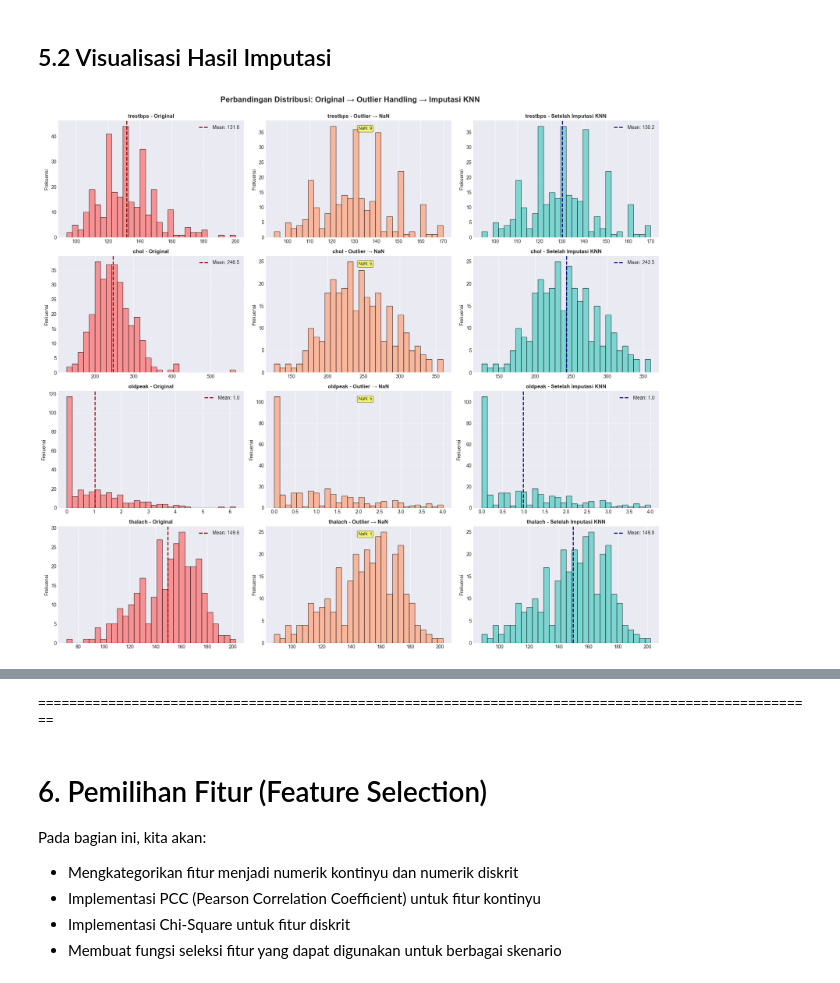
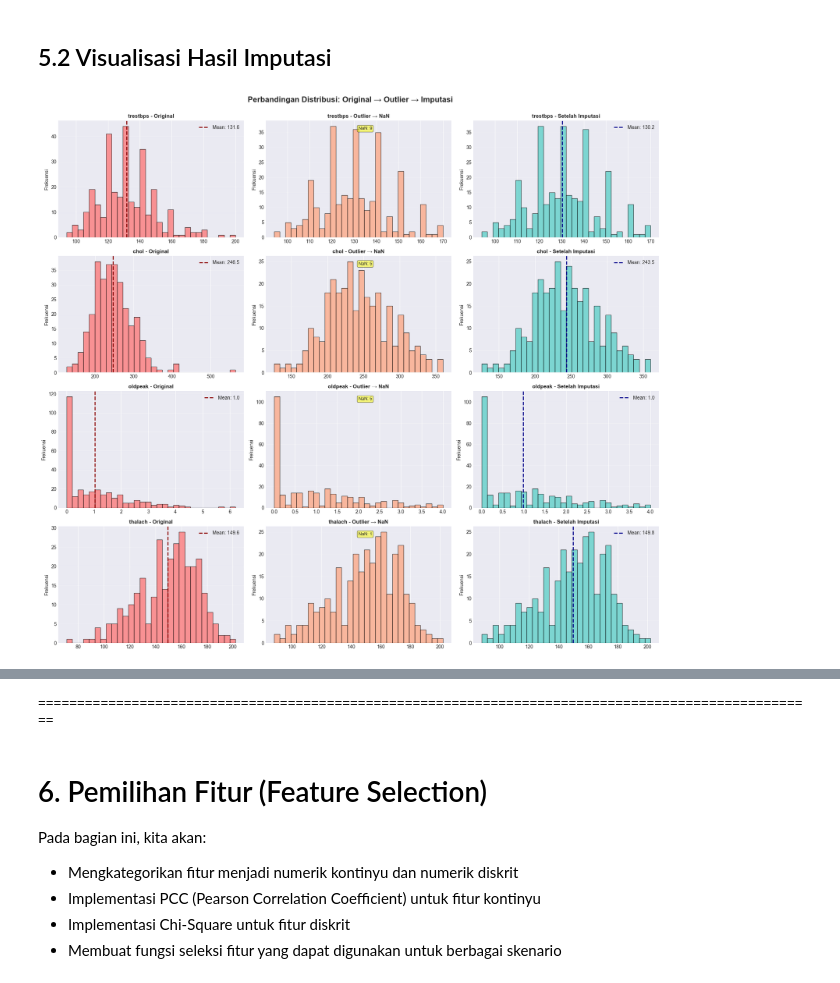
Before and after one commit to Vendot/ETC-XGB-PCC-Chi-Square, a Jupyter notebook: Heart_Disease_Analysis_Refactored.ipynb, the cells around one changed output, grey strips where cells are left out. Cells and saved outputs as stored; diff of their text form; code cells hidden in the pictures.

```diff
--- a/Heart_Disease_Analysis_Refactored.ipynb
+++ b/Heart_Disease_Analysis_Refactored.ipynb
@@ -92,13 +111,13 @@ print(f"📦 Numpy version: {np.__version__}")
 try:
     from google.colab import drive
     drive.mount('/content/drive')
-    DATA_PATH = "/content/drive/MyDrive/Colab Notebooks/Heart_Disease-Paper-main/dataset.csv"
+    PATH_DATASET = "/content/drive/MyDrive/Colab Notebooks/Heart_Disease-Paper-main/dataset.csv"
     print("✅ Google Drive berhasil terhubung!")
 except ImportError:
     # Jika tidak di Colab, gunakan path lokal
-    print("ℹ️  Tidak di Google Colab, menggunakan path lokal")
-    DATA_PATH = "dataset.csv"  # Sesuaikan dengan lokasi file Anda
-    print("⚠️  Pastikan file 'dataset.csv' ada di direktori yang sama dengan notebook ini")
+    PATH_DATASET = "dataset.csv"
+    print("ℹ️  Berjalan di environment lokal")
+    print("⚠️  Pastikan file 'dataset.csv' ada di direktori yang sama")
 
-print(f"📂 Path dataset: {DATA_PATH}")
+print(f"📂 Path dataset: {PATH_DATASET}")
 # %% [output]
@@ -946,66 +962,70 @@ print("="*80)
 # %% [markdown]
 ## 5.2 Visualisasi Hasil Imputasi
 # %%
-# Visualisasi perbandingan distribusi sebelum dan setelah imputasi
-fig, axes = plt.subplots(len(outlier_features), 3, figsize=(18, len(outlier_features) * 4))
+# Visualisasi distribusi: Original → Outlier Handling → Imputasi
+fig, axes = plt.subplots(len(FITUR_OUTLIER), 3, figsize=(18, len(FITUR_OUTLIER) * 4))
 
-for idx, feature in enumerate(outlier_features):
-    # Data original (sebelum outlier handling)
-    axes[idx, 0].hist(X_before_outlier[feature].dropna(), bins=30,
+for idx, nama_fitur in enumerate(FITUR_OUTLIER):
+    # Original
+    axes[idx, 0].hist(X_before_outlier[nama_fitur].dropna(), bins=30,
                       color='#FF6B6B', alpha=0.7, edgecolor='black')
-    axes[idx, 0].set_title(f'{feature} - Original', fontsize=11, fontweight='bold')
+    axes[idx, 0].set_title(f'{nama_fitur} - Original', fontsize=11, fontweight='bold')
     axes[idx, 0].set_ylabel('Frekuensi', fontsize=10)
     axes[idx, 0].grid(axis='y', alpha=0.3)
-    stats_orig = X_before_outlier[feature].describe()
-    axes[idx, 0].axvline(stats_orig['mean'], color='darkred', linestyle='--',
-                         linewidth=2, label=f"Mean: {stats_orig['mean']:.1f}")
+
+    mean_orig = X_before_outlier[nama_fitur].mean()
+    axes[idx, 0].axvline(mean_orig, color='darkred', linestyle='--',
+                         linewidth=2, label=f"Mean: {mean_orig:.1f}")
     axes[idx, 0].legend()
 
-    # Data dengan NaN (setelah outlier → NaN)
-    axes[idx, 1].hist(X_before_imputation[feature].dropna(), bins=30,
+    # Setelah outlier → NaN
+    axes[idx, 1].hist(X_before_imputation[nama_fitur].dropna(), bins=30,
                       color='#FFA07A', alpha=0.7, edgecolor='black')
-    axes[idx, 1].set_title(f'{feature} - Outlier → NaN', fontsize=11, fontweight='bold')
+    axes[idx, 1].set_title(f'{nama_fitur} - Outlier → NaN', fontsize=11, fontweight='bold')
     axes[idx, 1].set_ylabel('Frekuensi', fontsize=10)
     axes[idx, 1].grid(axis='y', alpha=0.3)
-    nan_count = X_before_imputation[feature].isna().sum()
-    axes[idx, 1].text(0.5, 0.95, f'NaN: {nan_count}',
-                      transform=axes[idx, 1].transAxes,
-                      fontsize=9, verticalalignment='top',
+
+    jumlah_nan = X_before_imputation[nama_fitur].isna().sum()
+    axes[idx, 1].text(0.5, 0.95, f'NaN: {jumlah_nan}',
+                      transform=axes[idx, 1].transAxes, fontsize=9,
+                      verticalalignment='top',
                       bbox=dict(boxstyle='round', facecolor='yellow', alpha=0.5))
 
-    # Data setelah imputasi
-    axes[idx, 2].hist(X[feature].dropna(), bins=30,
+    # Setelah imputasi
+    axes[idx, 2].hist(X[nama_fitur].dropna(), bins=30,
                       color='#4ECDC4', alpha=0.7, edgecolor='black')
-    axes[idx, 2].set_title(f'{feature} - Setelah Imputasi KNN', fontsize=11, fontweight='bold')
+    axes[idx, 2].set_title(f'{nama_fitur} - Setelah Imputasi', fontsize=11, fontweight='bold')
     axes[idx, 2].set_ylabel('Frekuensi', fontsize=10)
     axes[idx, 2].grid(axis='y', alpha=0.3)
-    stats_after = X[feature].describe()
-    axes[idx, 2].axvline(stats_after['mean'], color='darkblue', linestyle='--',
-                         linewidth=2, label=f"Mean: {stats_after['mean']:.1f}")
+
+    mean_after = X[nama_fitur].mean()
+    axes[idx, 2].axvline(mean_after, color='darkblue', linestyle='--',
+                         linewidth=2, label=f"Mean: {mean_after:.1f}")
     axes[idx, 2].legend()
 
-plt.suptitle('Perbandingan Distribusi: Original → Outlier Handling → Imputasi KNN',
+plt.suptitle('Perbandingan Distribusi: Original → Outlier → Imputasi',
              fontsize=16, fontweight='bold', y=1.00)
 plt.tight_layout()
 plt.show()
 
 # Tabel perbandingan statistik
-print("\n📊 PERBANDINGAN STATISTIK SEBELUM DAN SETELAH IMPUTASI:")
-print("="*100)
-comparison_data = []
+data_perbandingan = []
 
-for feature in outlier_features:
-    comparison_data.append({
-        'Fitur': feature,
-        'Mean_Original': X_before_outlier[feature].mean(),
-        'Mean_After_Imputation': X[feature].mean(),
-        'Std_Original': X_before_outlier[feature].std(),
-        'Std_After_Imputation': X[feature].std(),
-        'NaN_Filled': X_before_imputation[feature].isna().sum()
+for nama_fitur in FITUR_OUTLIER:
+    data_perbandingan.append({
+        'Fitur': nama_fitur,
+        'Mean_Original': X_before_outlier[nama_fitur].mean(),
+        'Mean_Setelah': X[nama_fitur].mean(),
+        'Std_Original': X_before_outlier[nama_fitur].std(),
+        'Std_Setelah': X[nama_fitur].std(),
+        'NaN_Diimputasi': X_before_imputation[nama_fitur].isna().sum()
     })
 
-comparison_df = pd.DataFrame(comparison_data)
-display(comparison_df.round(2))
-print("="*100)
+df_perbandingan = pd.DataFrame(data_perbandingan)
+
+print("\n📊 PERBANDINGAN STATISTIK:")
+print("=" * 100)
+display(df_perbandingan.round(2))
+print("=" * 100)
 # %% [output]
-[figure, old version]
+[figure, new version]
```
Also changed, not shown: parts of 29 cells of this notebook, 3 other files.
